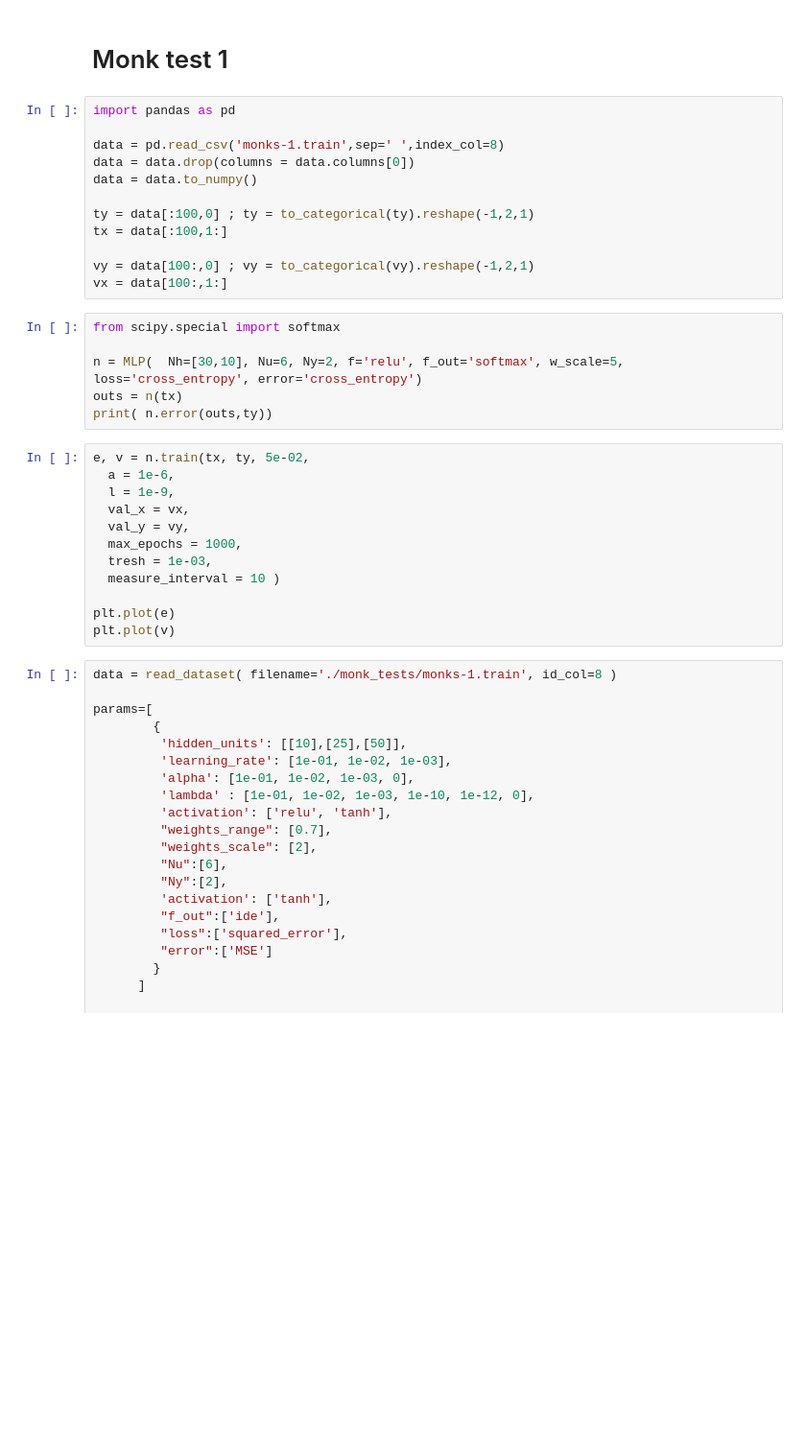
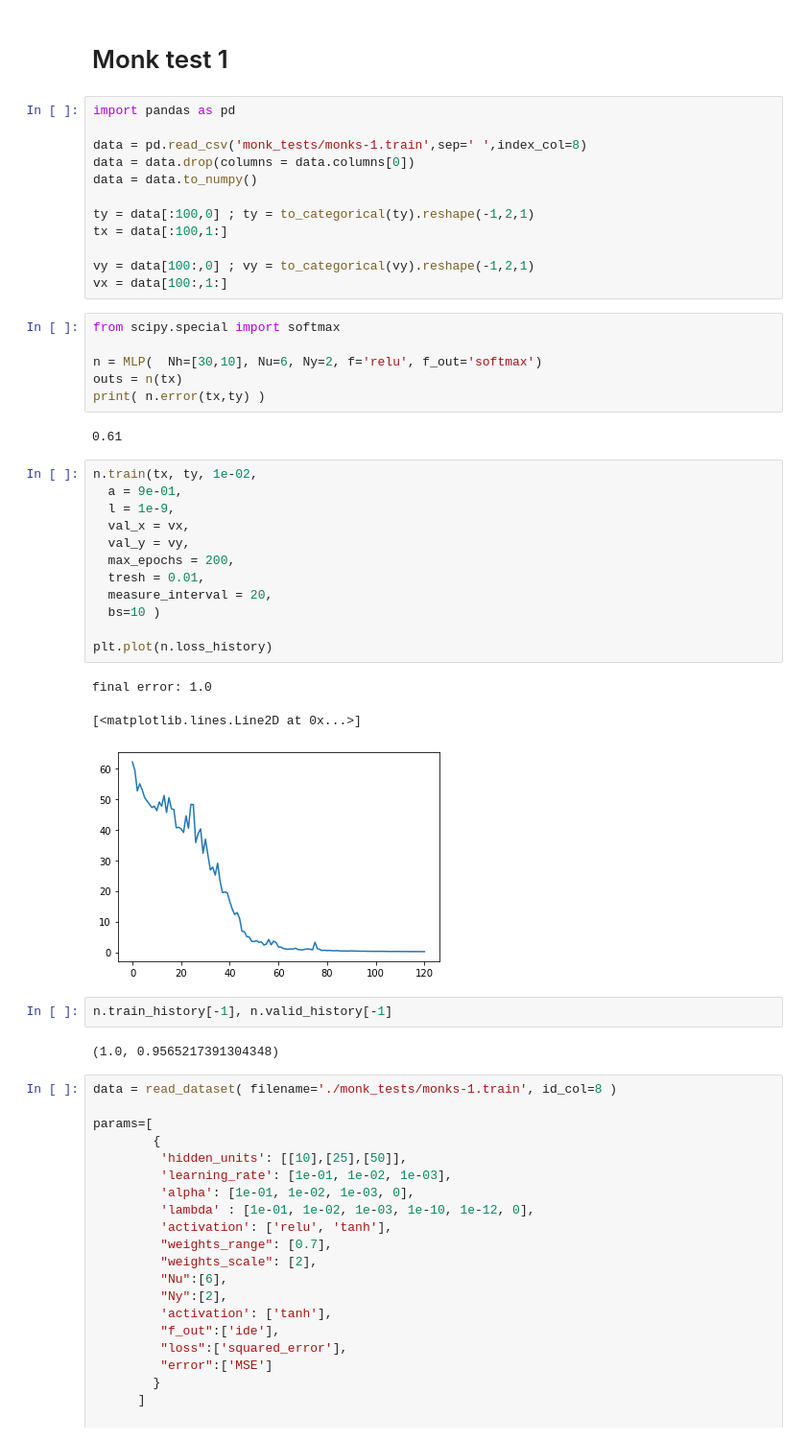
Before and after one commit to sd3ntato/ML-Project, a Jupyter notebook: test_notebook.ipynb, the cells around one changed output. Shown at 96% size. Saved outputs shown, nothing was run; the diff lists cells and outputs as text; blank space fills up the shorter version.

```diff
--- a/test_notebook.ipynb
+++ b/test_notebook.ipynb
@@ -82,7 +93,7 @@ k_fold_CV(data, params, k=4, n_init=5, max_epochs=1000, measure_interval=10, tre
 # %%
 import pandas as pd
 
-data = pd.read_csv('monks-1.train',sep=' ',index_col=8)
+data = pd.read_csv('monk_tests/monks-1.train',sep=' ',index_col=8)
 data = data.drop(columns = data.columns[0])
 data = data.to_numpy()
 
@@ -94,21 +105,31 @@ vx = data[100:,1:]
 # %%
 from scipy.special import softmax
 
-n = MLP(  Nh=[30,10], Nu=6, Ny=2, f='relu', f_out='softmax', w_scale=5, loss='cross_entropy', error='cross_entropy')
+n = MLP(  Nh=[30,10], Nu=6, Ny=2, f='relu', f_out='softmax')
 outs = n(tx)
-print( n.error(outs,ty))
+print( n.error(tx,ty) )
+# %% [output]
+0.61
 # %%
-e, v = n.train(tx, ty, 5e-02,
-  a = 1e-6,
+n.train(tx, ty, 1e-02,
+  a = 9e-01,
   l = 1e-9,
   val_x = vx,
   val_y = vy,
-  max_epochs = 1000,
-  tresh = 1e-03,
-  measure_interval = 10 )
+  max_epochs = 200,
+  tresh = 0.01,
+  measure_interval = 20,
+  bs=10 )
 
-plt.plot(e)
-plt.plot(v)
+plt.plot(n.loss_history)
+# %% [output]
+final error: 1.0
+[<matplotlib.lines.Line2D at 0x...>]
+[figure, added]
+# %%
+n.train_history[-1], n.valid_history[-1]
+# %% [output]
+(1.0, 0.9565217391304348)
 # %%
 data = read_dataset( filename='./monk_tests/monks-1.train', id_col=8 )
 
```
Also changed, not shown: parts of 8 cells of this notebook, 1 other file.
